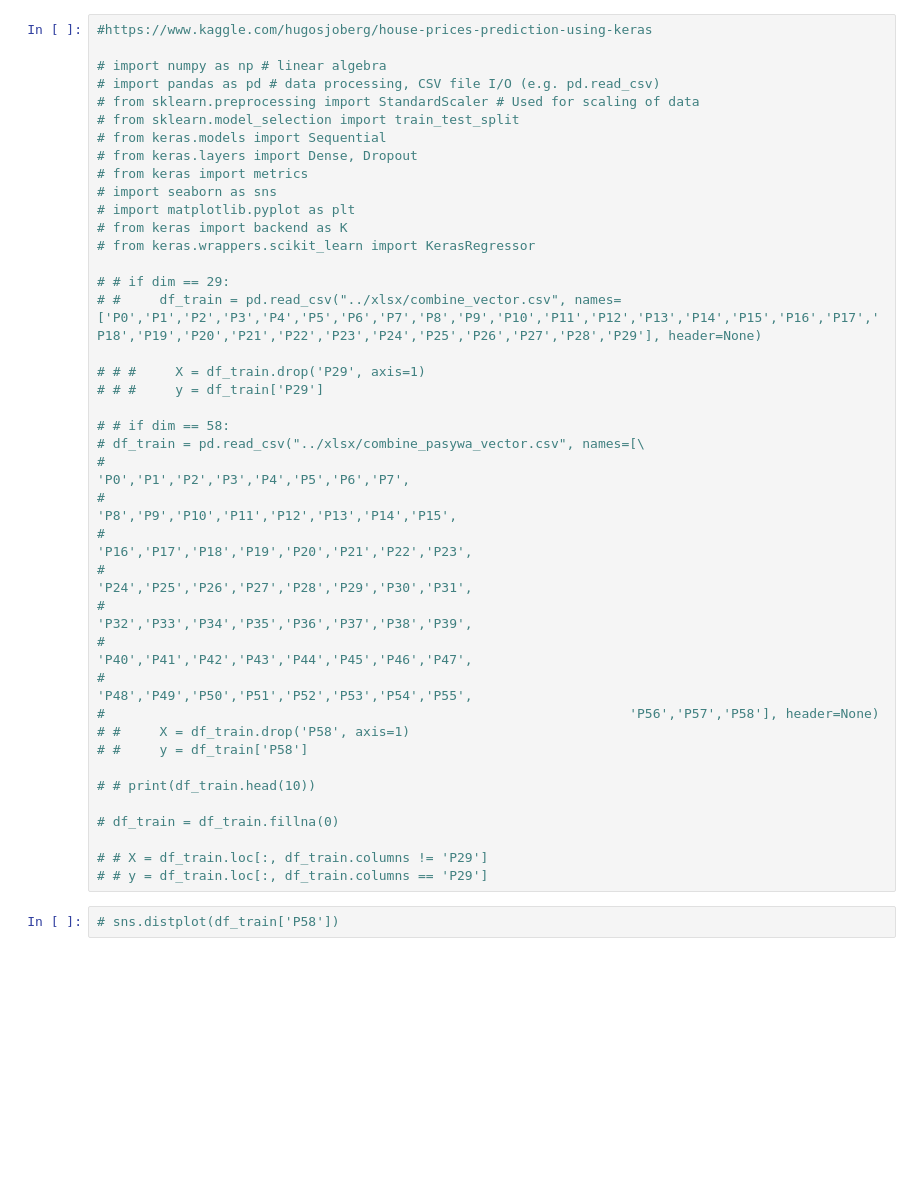
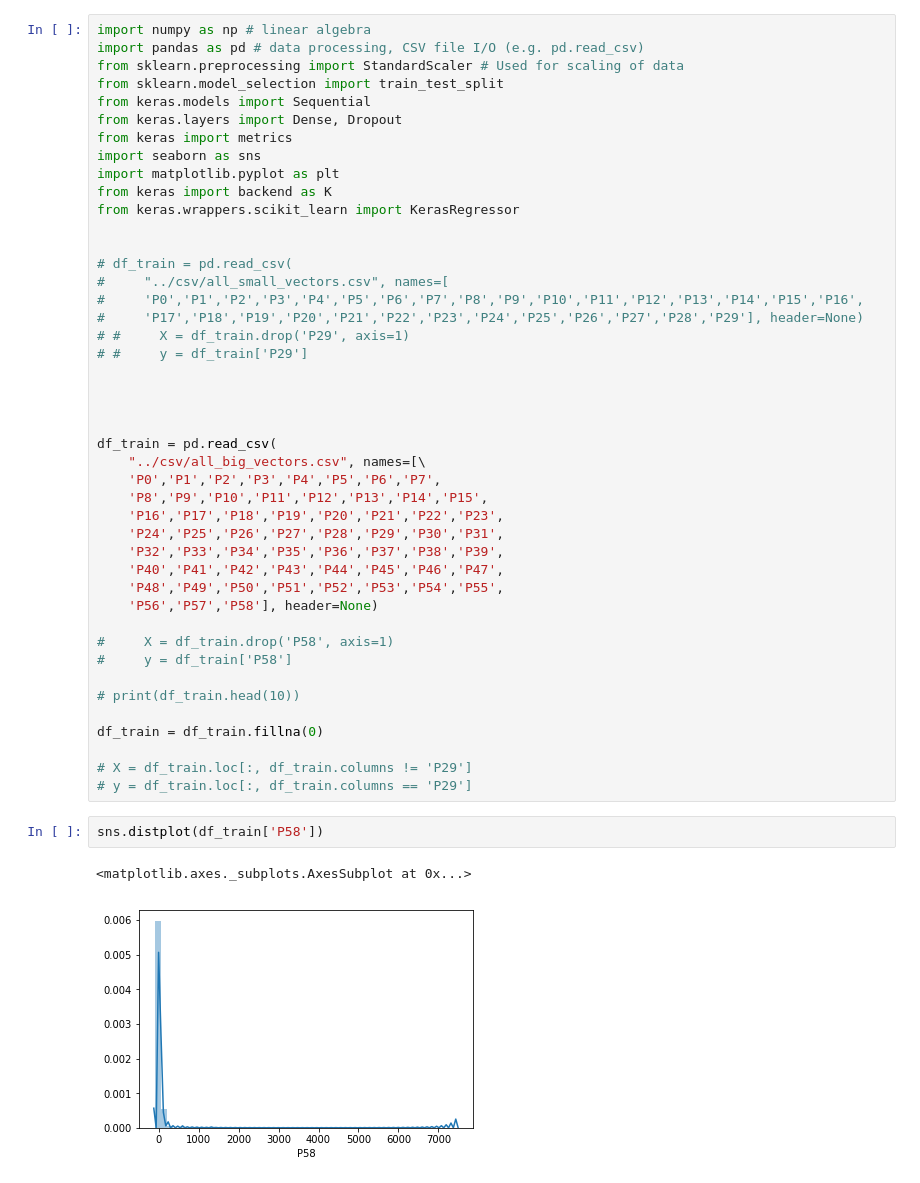
Before and after one commit to kstuglik/optimize_capital_struct, a Jupyter notebook: siec_neuronowa/jupiter/innewykresy.ipynb, the cells around one changed output. Cells and saved outputs as stored; diff of their text form; blank space fills up the shorter version.

```diff
--- a/siec_neuronowa/jupiter/innewykresy.ipynb
+++ b/siec_neuronowa/jupiter/innewykresy.ipynb
@@ -1,43 +1,50 @@
 # %%
-#https://www.kaggle.com/hugosjoberg/house-prices-prediction-using-keras
+import numpy as np # linear algebra
+import pandas as pd # data processing, CSV file I/O (e.g. pd.read_csv)
+from sklearn.preprocessing import StandardScaler # Used for scaling of data
+from sklearn.model_selection import train_test_split
+from keras.models import Sequential
+from keras.layers import Dense, Dropout
+from keras import metrics
+import seaborn as sns
+import matplotlib.pyplot as plt
+from keras import backend as K
+from keras.wrappers.scikit_learn import KerasRegressor
 
-# import numpy as np # linear algebra
-# import pandas as pd # data processing, CSV file I/O (e.g. pd.read_csv)
-# from sklearn.preprocessing import StandardScaler # Used for scaling of data
-# from sklearn.model_selection import train_test_split
-# from keras.models import Sequential
-# from keras.layers import Dense, Dropout
-# from keras import metrics
-# import seaborn as sns
-# import matplotlib.pyplot as plt
-# from keras import backend as K
-# from keras.wrappers.scikit_learn import KerasRegressor
 
-# # if dim == 29:
-# #     df_train = pd.read_csv("../xlsx/combine_vector.csv", names=['P0','P1','P2','P3','P4','P5','P6','P7','P8','P9','P10','P11','P12','P13','P14','P15','P16','P17','P18','P19','P20','P21','P22','P23','P24','P25','P26','P27','P28','P29'], header=None)
+# df_train = pd.read_csv(
+#     "../csv/all_small_vectors.csv", names=[
+#     'P0','P1','P2','P3','P4','P5','P6','P7','P8','P9','P10','P11','P12','P13','P14','P15','P16',
+#     'P17','P18','P19','P20','P21','P22','P23','P24','P25','P26','P27','P28','P29'], header=None)
+# #     X = df_train.drop('P29', axis=1)
+# #     y = df_train['P29']
 
-# # #     X = df_train.drop('P29', axis=1)
-# # #     y = df_train['P29']
 
-# # if dim == 58:
-# df_train = pd.read_csv("../xlsx/combine_pasywa_vector.csv", names=[\
-#                                                                   'P0','P1','P2','P3','P4','P5','P6','P7',
-#                                                                   'P8','P9','P10','P11','P12','P13','P14','P15',
-#                                                                   'P16','P17','P18','P19','P20','P21','P22','P23',
-#                                                                   'P24','P25','P26','P27','P28','P29','P30','P31',
-#                                                                   'P32','P33','P34','P35','P36','P37','P38','P39',
-#                                                                   'P40','P41','P42','P43','P44','P45','P46','P47',
-#                                                                   'P48','P49','P50','P51','P52','P53','P54','P55',
-#                                                                   'P56','P57','P58'], header=None)
-# #     X = df_train.drop('P58', axis=1)
-# #     y = df_train['P58']
 
-# # print(df_train.head(10))
 
-# df_train = df_train.fillna(0)
+df_train = pd.read_csv(
+    "../csv/all_big_vectors.csv", names=[\
+    'P0','P1','P2','P3','P4','P5','P6','P7',
+    'P8','P9','P10','P11','P12','P13','P14','P15',
+    'P16','P17','P18','P19','P20','P21','P22','P23',
+    'P24','P25','P26','P27','P28','P29','P30','P31',
+    'P32','P33','P34','P35','P36','P37','P38','P39',
+    'P40','P41','P42','P43','P44','P45','P46','P47',
+    'P48','P49','P50','P51','P52','P53','P54','P55',
+    'P56','P57','P58'], header=None)
 
-# # X = df_train.loc[:, df_train.columns != 'P29']
-# # y = df_train.loc[:, df_train.columns == 'P29']
+#     X = df_train.drop('P58', axis=1)
+#     y = df_train['P58']
+
+# print(df_train.head(10))
+
+df_train = df_train.fillna(0)
+
+# X = df_train.loc[:, df_train.columns != 'P29']
+# y = df_train.loc[:, df_train.columns == 'P29']
 # %%
-# sns.distplot(df_train['P58'])
+sns.distplot(df_train['P58'])
+# %% [output]
+<matplotlib.axes._subplots.AxesSubplot at 0x...>
+[figure, added]
 # %%
```
Also changed, not shown: parts of 5 cells of this notebook.
